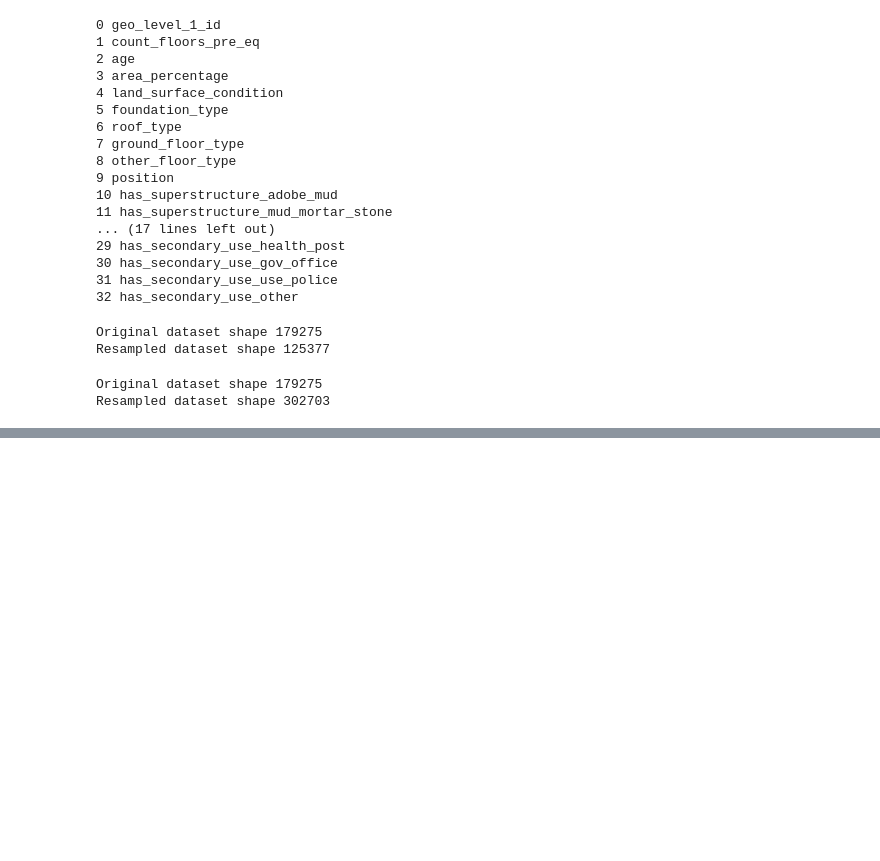
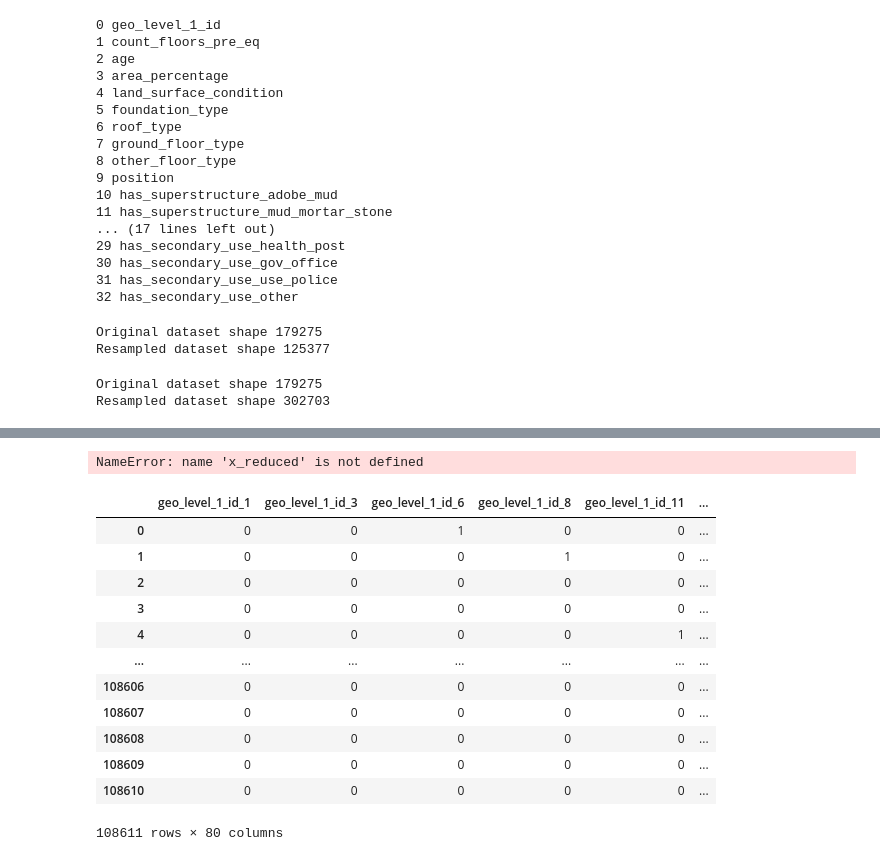
Before and after one commit to IgnacioVellido/DS-Assignments, a Jupyter notebook: MD-PC/Proyecto/preprocess.ipynb, the cells around one changed output, grey strips where cells are left out. Drawn from its saved outputs; the diff is of its cells as text; code cells hidden in the pictures; blank space fills up the shorter version.

```diff
--- a/MD-PC/Proyecto/preprocess.ipynb
+++ b/MD-PC/Proyecto/preprocess.ipynb
@@ -215,18 +322,20 @@ x_reduced
 # Aplicar undersampling
 ############################################################################
 
-# undersample = TomekLinks()
+undersample = TomekLinks()
 # undersample = CondensedNearestNeighbour(n_neighbors=1)
-undersample = EditedNearestNeighbours(n_neighbors=3)
+# undersample = EditedNearestNeighbours(n_neighbors=3)
 
 # transform the dataset
-X, y = undersample.fit_resample(x_reduced, labels)
+X, y = undersample.fit_resample(train, labels)
 
-print("Antes: " + str(len(x_reduced)))
+print("Antes: " + str(len(train)))
 print("Después: " + str(len(X)))
 
-train = pd.DataFrame(X, columns=columns)
+train = pd.DataFrame(X, columns=train.columns)
 labels = y
+# %% [output]
+NameError: name 'x_reduced' is not defined
 # %%
 ################################################################################
 # v1 Juntar columnas binarias
@@ -268,6 +377,22 @@ test = test.drop(columns=test.columns[removed_cols])
 train = train.drop(columns="has_secondary_use")
 test = test.drop(columns="has_secondary_use")
 train
+# %%
+train
+# %% [output]
+|  | geo_level_1_id_1 | geo_level_1_id_3 | geo_level_1_id_6 | geo_level_1_id_8 | geo_level_1_id_11 | ... |
+| 0 | 0 | 0 | 1 | 0 | 0 | ... |
+| 1 | 0 | 0 | 0 | 1 | 0 | ... |
+| 2 | 0 | 0 | 0 | 0 | 0 | ... |
+| 3 | 0 | 0 | 0 | 0 | 0 | ... |
+| 4 | 0 | 0 | 0 | 0 | 1 | ... |
+| ... | ... | ... | ... | ... | ... | ... |
+| 108606 | 0 | 0 | 0 | 0 | 0 | ... |
+| 108607 | 0 | 0 | 0 | 0 | 0 | ... |
+| 108608 | 0 | 0 | 0 | 0 | 0 | ... |
+| 108609 | 0 | 0 | 0 | 0 | 0 | ... |
+| 108610 | 0 | 0 | 0 | 0 | 0 | ... |
+108611 rows × 80 columns
 # %%
 ################################################################################
 # Write data
```
Also changed, not shown: parts of 8 cells of this notebook, 20 other files.
